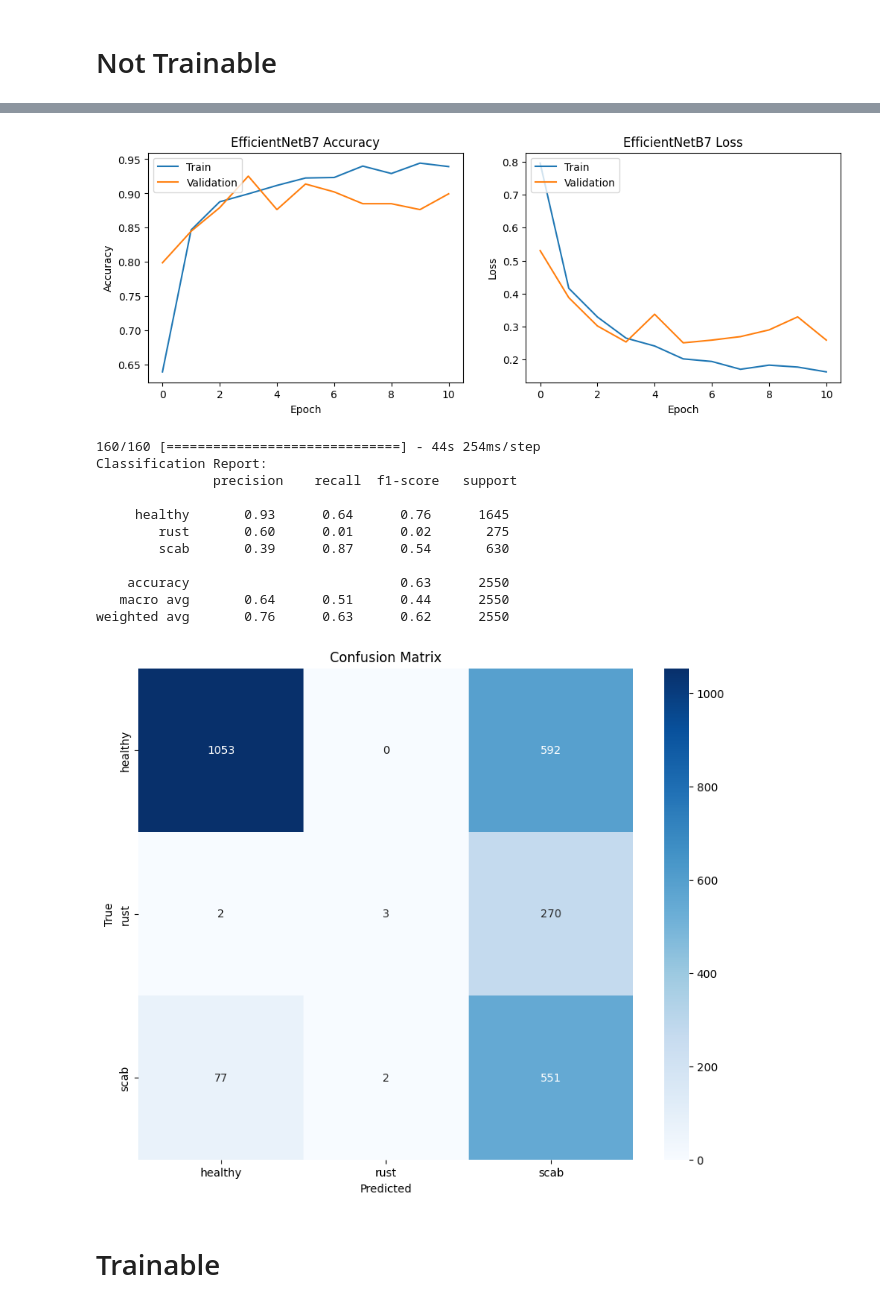
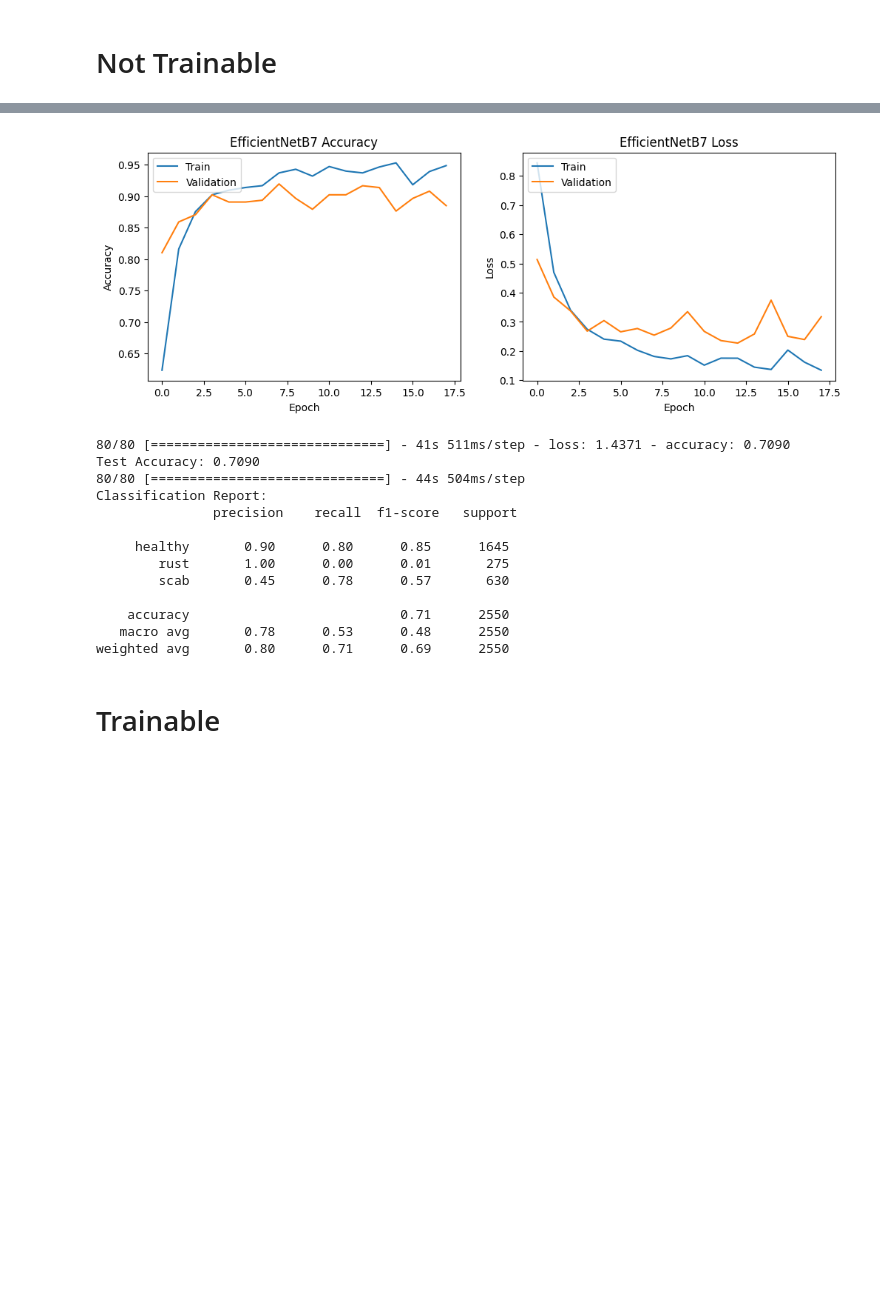
Before and after one commit to AbiyaMakruf/TelU-Tubes-TugasAkhir-KlasifikasiPenyakitTanamanApel, a Jupyter notebook: rewrite.ipynb, the cells around one changed output, grey strips where cells are left out. Saved outputs shown, nothing was run; the diff lists cells and outputs as text; code cells hidden in the pictures; blank space fills up the shorter version.

Commit message:
Trainin ENB0-ENB7

```diff
--- a/rewrite.ipynb
+++ b/rewrite.ipynb
@@ -359,13 +373,27 @@ def train_and_plot(model, model_name, train_generator, validation_generator, tes
 # %%
 # Fungsi untuk menyimpan hasil evaluasi ke dalam dictionary dan menampilkan dalam tabel
-def store_results(model_name, history, test_loss, test_accuracy, results_dict):
+def store_results(model_name, history, test_loss, test_accuracy, training_duration, results_dict):
+    # Menyimpan nama model
     results_dict['Model'].append(model_name)
-    results_dict['Train Accuracy'].append(history.history['accuracy'])
-    results_dict['Train Loss'].append(history.history['loss'])
-    results_dict['Validation Accuracy'].append(history.history['val_accuracy'])
-    results_dict['Validation Loss'].append(history.history['val_loss'])
+
+    # Mengambil akurasi dan loss tertinggi dari history untuk training dan validation
+    max_train_acc = max(history.history['accuracy']) if 'accuracy' in history.history else None
+    max_val_acc = max(history.history['val_accuracy']) if 'val_accuracy' in history.history else None
+
+    results_dict['Train Accuracy'].append(max_train_acc)
+    results_dict['Train Loss'].append(min(history.history['loss']) if 'loss' in history.history else None)
+    results_dict['Validation Accuracy'].append(max_val_acc)
+    results_dict['Validation Loss'].append(min(history.history['val_loss']) if 'val_loss' in history.history else None)
+
+    # Menyimpan training duration
+    results_dict['Training Duration'] = training_duration
+
+    # Menyimpan hasil evaluasi test loss dan test accuracy
     results_dict['Test Loss'].append(test_loss)
     results_dict['Test Accuracy'].append(test_accuracy)
+
+    # Menyimpan total epoch
+    results_dict['Total Epoch'] = len(history.epoch)
 
 # Membuat dictionary untuk menyimpan hasil evaluasi
 results_not_trainable = {
@@ -375,7 +403,9 @@ results_not_trainable = {
     'Validation Accuracy':[],
     'Validation Loss':[],
     'Test Loss': [],
-    'Test Accuracy': []
+    'Test Accuracy': [],
+    'Training Duration': [],
+    'Total Epoch': []
 }
 
 results_trainable = {
@@ -385,7 +415,9 @@ results_trainable = {
     'Validation Accuracy':[],
     'Validation Loss':[],
     'Test Loss': [],
-    'Test Accuracy': []
+    'Test Accuracy': [],
+    'Training Duration': [],
+    'Total Epoch': []
 }
 # %%
 efficientnet_input_shapes = {
@@ -415,6 +447,11 @@ preprocess_input_func = efficientnet_preprocess
 | EfficientNetB7  | 817          | 694           | 123          |
 # %% [markdown]
 # Not Trainable
+# %%
+epochs = 50
+batch_size = 32
+save_directory_not_trainable = 'best_model_not_trainable/'
+save_directory_trainable = 'best_model_trainable/'
 # %%
 model_name = 'EfficientNetB0'
 
@@ -770,13 +833,13 @@ input_shape = (*img_size, 3)
 train_generator, validation_generator, test_generator = augment_and_resize_dataset(
     base_path,
     img_size=img_size,
-    batch_size=16,
+    batch_size=batch_size,
     preprocess_input_func=preprocess_input_func
 )
 
 EN_B7 = build_and_compile_model_not_trainable(EfficientNetB7, input_shape=input_shape, num_classes=train_generator.num_classes)
-history_EN_B7 = train_and_plot(EN_B7, model_name, train_generator, validation_generator, epochs = 50, save_directory='best_model/')
-evaluate_and_plot_confusion_matrix(EN_B7, test_generator)
+history_EN_B7, test_loss, test_acc, training_duration = train_and_plot(EN_B7, model_name, train_generator, validation_generator, test_generator, epochs = epochs, save_directory=save_directory_not_trainable)
+store_results(model_name, history_EN_B7, test_loss, test_acc, training_duration, results_not_trainable)
 # %% [output]
 Found 1382 images belonging to 3 classes.
 Found 348 images belonging to 3 classes.
@@ -804,16 +867,17 @@ Epoch 11/50
-[figure, old version]
+[figure, new version]
-160/160 [==============================] - 44s 254ms/step
+80/80 [==============================] - 41s 511ms/step - loss: 1.4371 - accuracy: 0.7090
+Test Accuracy: 0.7090
+80/80 [==============================] - 44s 504ms/step
 Classification Report:
                precision    recall  f1-score   support
 
-     healthy       0.93      0.64      0.76      1645
-        rust       0.60      0.01      0.02       275
-        scab       0.39      0.87      0.54       630
+     healthy       0.90      0.80      0.85      1645
+        rust       1.00      0.00      0.01       275
+        scab       0.45      0.78      0.57       630
 
-    accuracy                           0.63      2550
-   macro avg       0.64      0.51      0.44      2550
-weighted avg       0.76      0.63      0.62      2550
+    accuracy                           0.71      2550
+   macro avg       0.78      0.53      0.48      2550
+weighted avg       0.80      0.71      0.69      2550
-[figure, removed]
 # %% [markdown]
 # Trainable
 # %%
```
Also changed, not shown: parts of 26 cells of this notebook, 3 other files.
